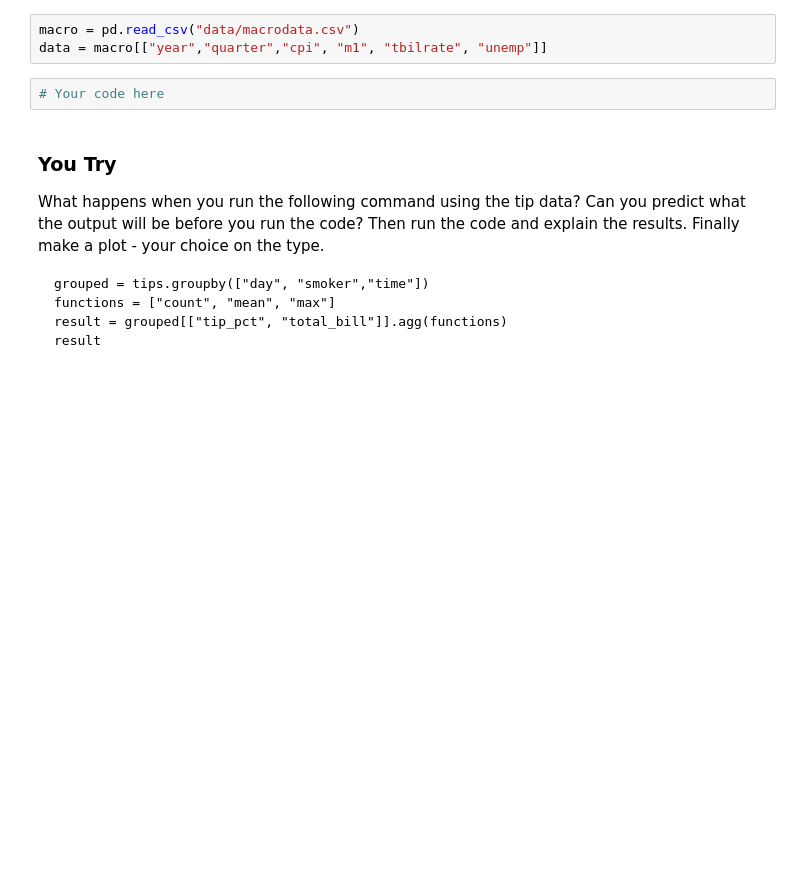
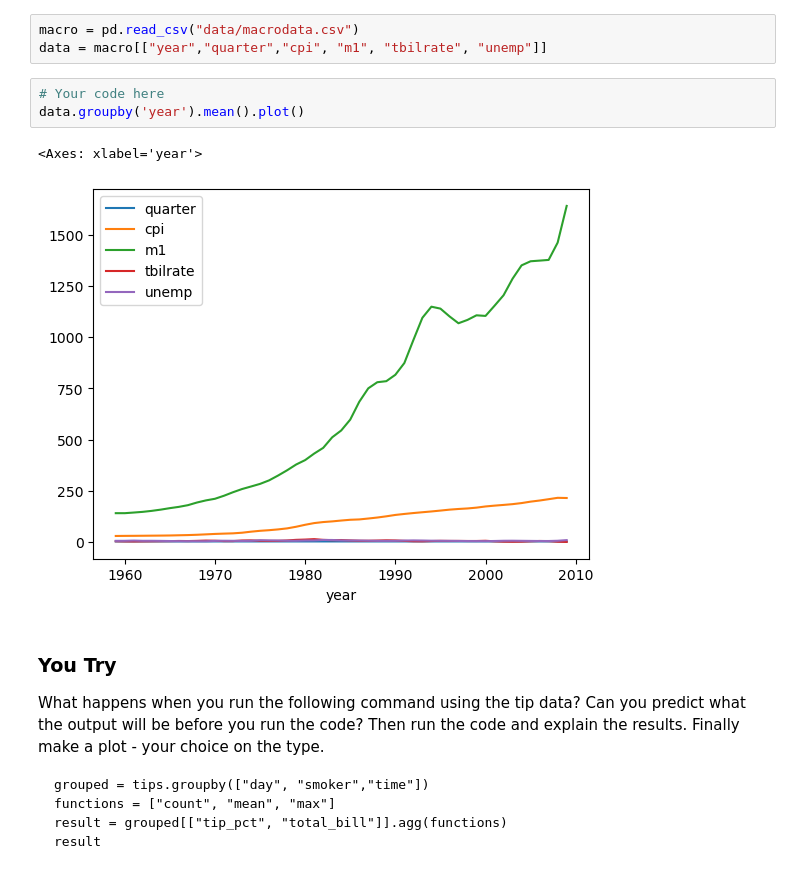
Before and after one commit to joseephwong/Data201_Joseph_Wong, a Jupyter notebook: Day8/HW_day8.ipynb, the cells around one changed output. Cells and saved outputs as stored; diff of their text form; blank space fills up the shorter version.

```diff
--- a/Day8/HW_day8.ipynb
+++ b/Day8/HW_day8.ipynb
@@ -54,6 +139,10 @@ macro = pd.read_csv("data/macrodata.csv")
 data = macro[["year","quarter","cpi", "m1", "tbilrate", "unemp"]]
 # %%
 # Your code here
+data.groupby('year').mean().plot()
+# %% [output]
+<Axes: xlabel='year'>
+[figure, added]
 # %% [markdown]
 ### You Try
 
```
Also changed, not shown: parts of 21 cells of this notebook.
